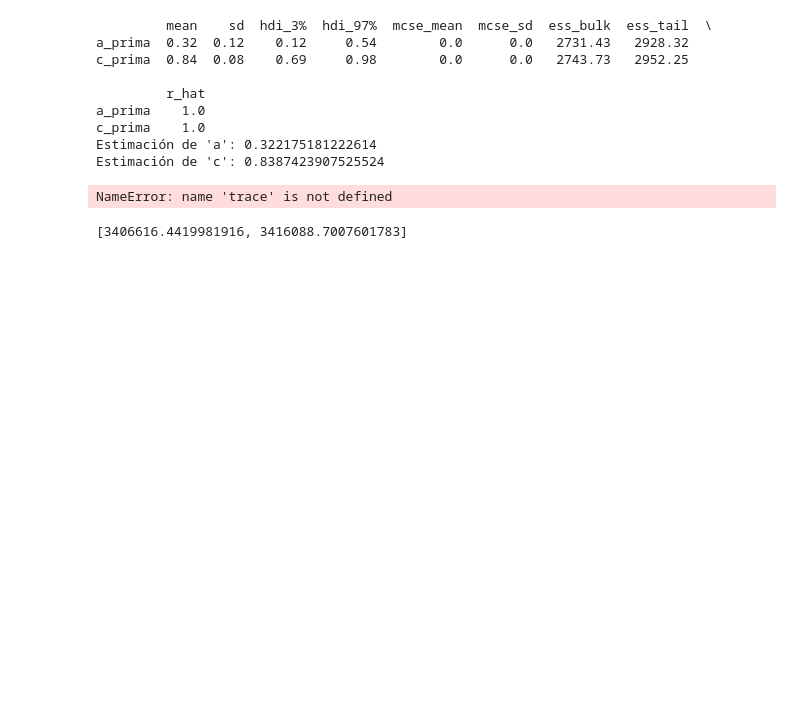
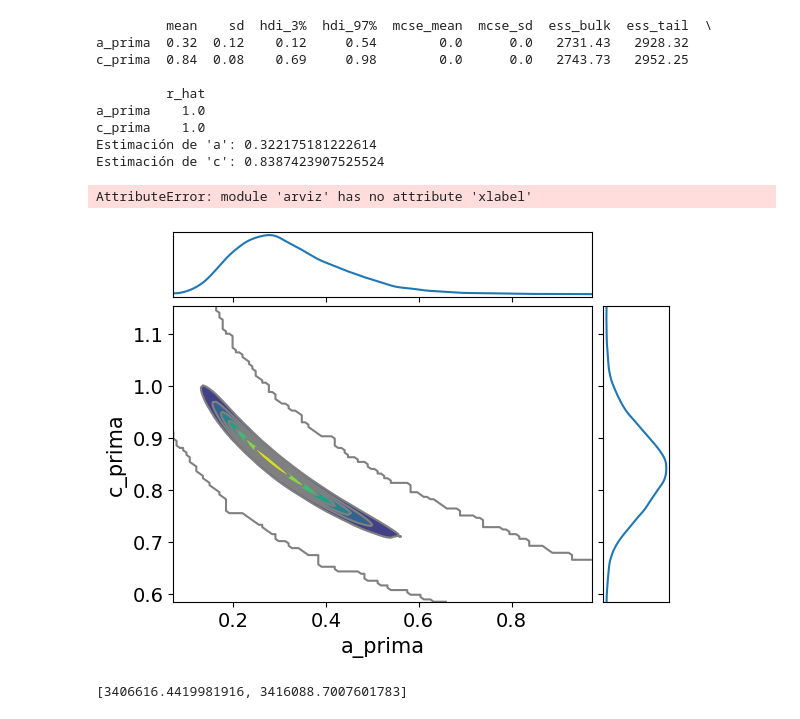
Before and after one commit to pablogarciarce/ProductLaunching, a Jupyter notebook: ProdLaunch.ipynb, the cells around one changed output. Cells and saved outputs as stored; diff of their text form; code cells hidden in the pictures; blank space fills up the shorter version.

```diff
--- a/ProdLaunch.ipynb
+++ b/ProdLaunch.ipynb
@@ -99,8 +99,11 @@ Estimación de 'a': 0.322175181222614
 Estimación de 'c': 0.8387423907525524
 # %%
 az.plot_pair(trace, divergences=True, kind='kde', marginals=True)
+az.xlabel("a")
+az.ylabel("c")
 # %% [output]
-NameError: name 'trace' is not defined
+AttributeError: module 'arviz' has no attribute 'xlabel'
+[figure, added]
 # %%
 trace = az.from_netcdf('trace.nc')
 # %%
```
Also changed, not shown: parts of 9 cells of this notebook, 5 other files.
